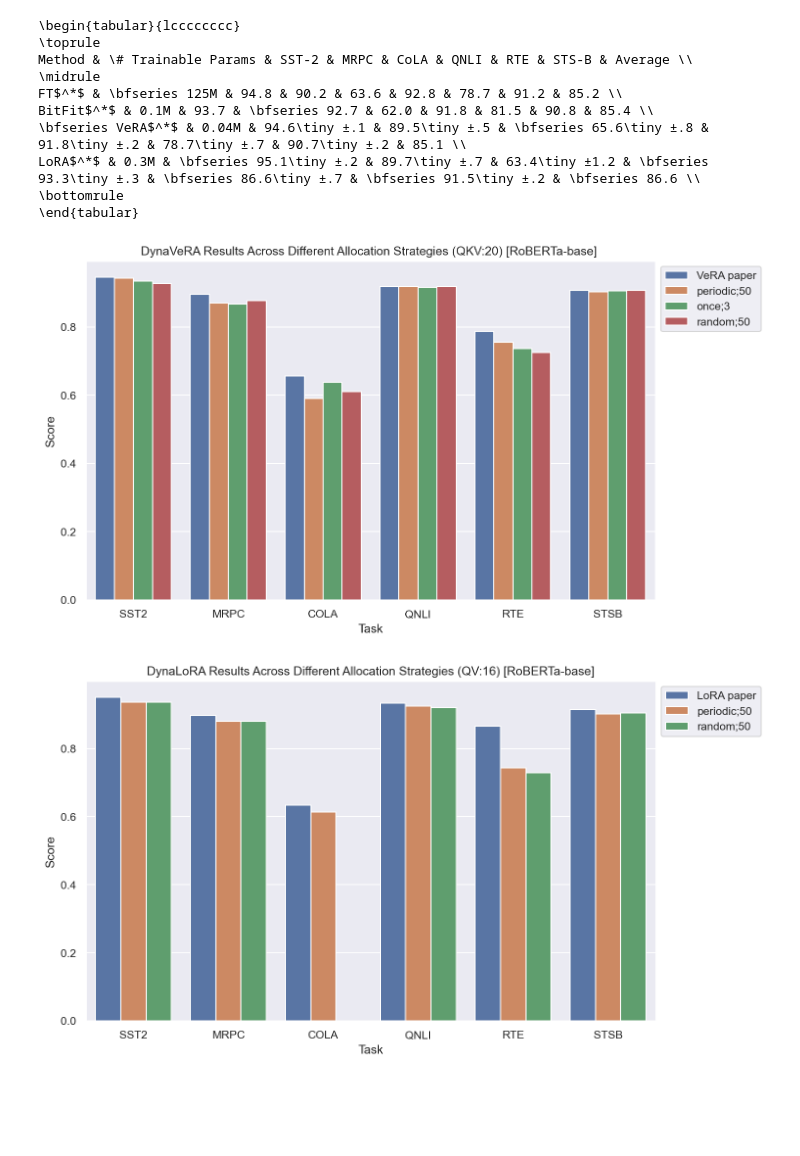
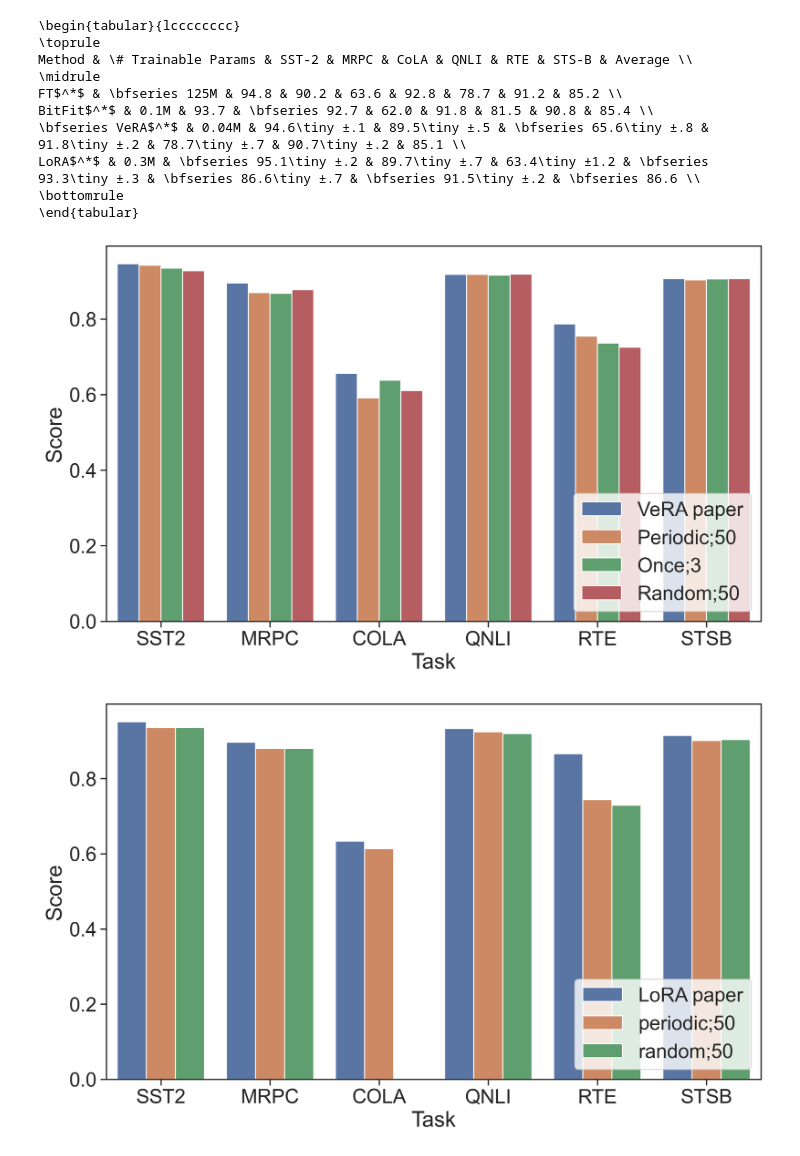
Before and after one commit to JesseBrouw/FoMo-LoRA, a Jupyter notebook: notebooks/tables.ipynb, the cells around one changed output. Drawn from its saved outputs; the diff is of its cells as text; code cells hidden in the pictures; blank space fills up the shorter version.

```diff
--- a/notebooks/tables.ipynb
+++ b/notebooks/tables.ipynb
@@ -302,42 +302,50 @@ dynavera_random_qkv['qnli']= {'eval_loss': 0.21248868107795715, 'eval_accuracy':
 dynavera_random_qkv['rte']= {'eval_loss': 1.806179165840149, 'eval_accuracy': 0.7256317689530686, 'eval_runtime': 0.3107, 'eval_samples_per_second': 891.483, 'eval_steps_per_second': 16.092, 'epoch': 160.0}
 dynavera_random_qkv['stsb']={'eval_loss': 0.4234631359577179, 'eval_pearson': 0.906491195844033, 'eval_spearmanr': 0.902952775584094, 'eval_runtime': 0.7103, 'eval_samples_per_second': 2111.714, 'eval_steps_per_second': 33.787, 'epoch': 80.0}
 # %%
-sns.set_theme()
-# For the image quality of the graphic.
-sns.set_theme(rc={"figure.dpi":150})
-# For the size of the graphics
-sns.set_theme(rc = {"figure.figsize":(6,3)})
+# sns.set_theme()
+# # For the image quality of the graphic.
+# sns.set_theme(rc={"figure.dpi":150})
+# # For the size of the graphics
+# sns.set_theme(rc = {"figure.figsize":(6,3)})
+
+sns.set_theme(
+    context="notebook",
+    style="ticks",
+    font_scale=1.8,
+    rc={"figure.dpi": 300, "figure.constrained_layout.use": True, "lines.linewidth": 3, "figure.figsize": (6,3)},
+)
+
 def create_barplot(
     data_dicts:list[dict],
     names:list[str],
     title:str
 ):
     get_results = lambda x: [x['sst2']['eval_accuracy'], x['mrpc']['eval_accuracy'],\
          x['cola']['eval_matthews_correlation'], x['qnli']['eval_accuracy'], \
             x['rte']['eval_accuracy'], x['stsb']['eval_pearson']]
 
     data = {name : get_results(data_dict) for name, data_dict in zip(names, data_dicts) }
     data.update({'Task' : [k.upper() for k in data_dicts[0].keys()]})
     df = pd.DataFrame(data)
     df_melted = df.melt(id_vars='Task', var_name='Result', value_name='Score')
     plt.figure(figsize=(10, 6))
     bar_plot = sns.barplot(x='Task', y='Score', hue='Result', data=df_melted)
-    plt.title(title)
+    # plt.title(title)
     plt.xlabel('Task')
     plt.ylabel('Score')
-    plt.legend(loc='upper left', bbox_to_anchor=(1, 1))
+    plt.legend(loc='lower right')
 
     # Show the plot
     plt.show()
 
 
 create_barplot(
     data_dicts=[VeRA_paper, dynavera_periodic_qkv, dynavera_once_qkv, dynavera_random_qkv ],
-    names=['VeRA paper','periodic;50', 'once;3', 'random;50'],
+    names=['VeRA paper','Periodic;50', 'Once;3', 'Random;50'],
     title='DynaVeRA Results Across Different Allocation Strategies (QKV:20) [RoBERTa-base] '
     )
 # %% [output]
-[figure, old version]
+[figure, new version]
 # %%
 create_barplot(
     data_dicts=[LoRA_paper, dynalora_periodic_qv, dynalora_random_qv ],
@@ -345,4 +353,4 @@ create_barplot(
     title='DynaLoRA Results Across Different Allocation Strategies (QV:16) [RoBERTa-base]'
     )
 # %% [output]
-[figure, old version]
+[figure, new version]
```
Also changed, not shown: parts of 2 cells of this notebook.
